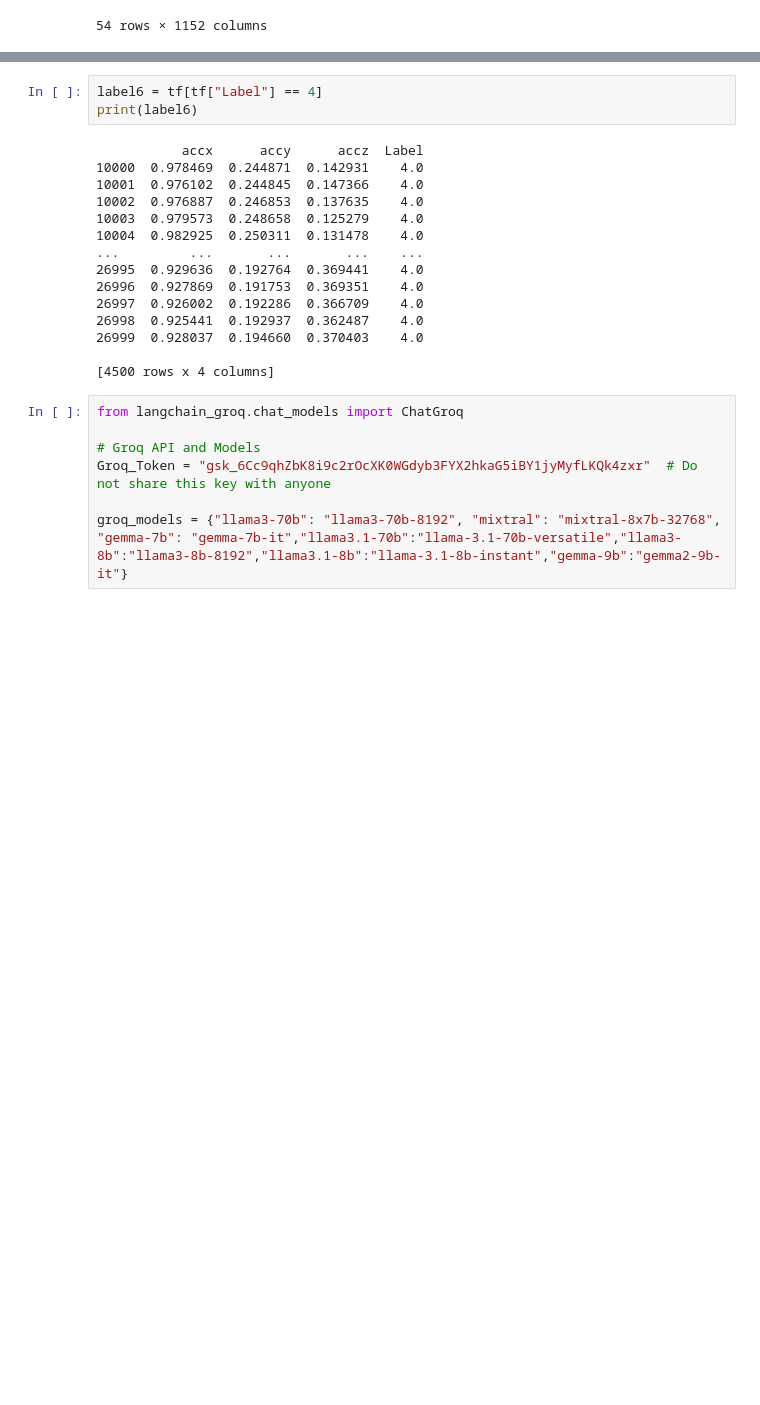
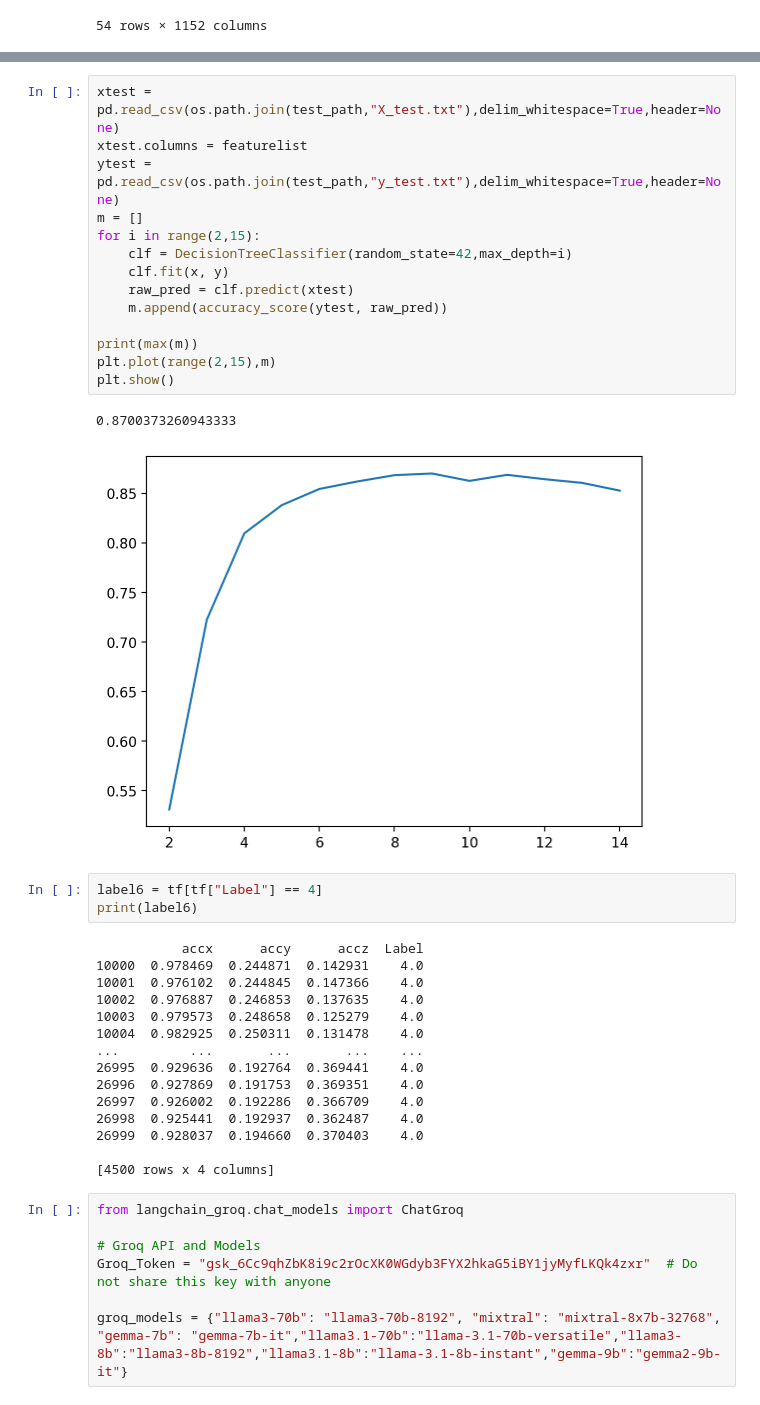
Before and after one commit to Reckadon/ES335-ML-Assignment-1, a Jupyter notebook: scratch_7.ipynb, the cells around one changed output, grey strips where cells are left out. Drawn from its saved outputs; the diff is of its cells as text; blank space fills up the shorter version.

```diff
--- a/scratch_7.ipynb
+++ b/scratch_7.ipynb
@@ -404,3 +451,20 @@ print(accuracy_score(y_test, y_pred))
+# %%
+xtest = pd.read_csv(os.path.join(test_path,"X_test.txt"),delim_whitespace=True,header=None)
+xtest.columns = featurelist
+ytest = pd.read_csv(os.path.join(test_path,"y_test.txt"),delim_whitespace=True,header=None)
+m = []
+for i in range(2,15):
+    clf = DecisionTreeClassifier(random_state=42,max_depth=i)
+    clf.fit(x, y)
+    raw_pred = clf.predict(xtest)
+    m.append(accuracy_score(ytest, raw_pred))
+
+print(max(m))
+plt.plot(range(2,15),m)
+plt.show()
+# %% [output]
+0.8700373260943333
+[figure, added]
 # %%
 label6 = tf[tf["Label"] == 4]
 print(label6)
```
Also changed, not shown: parts of 8 cells of this notebook.
